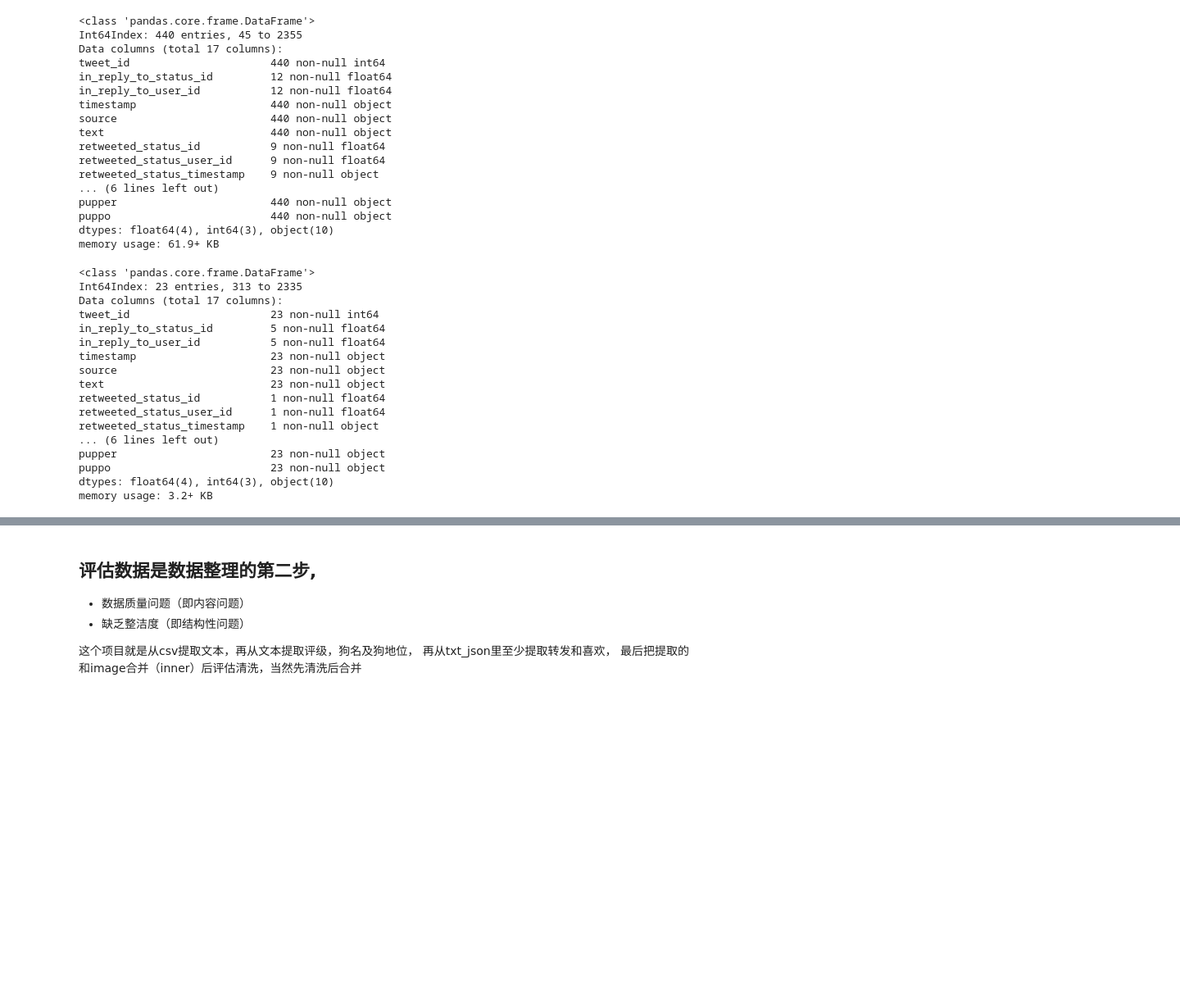
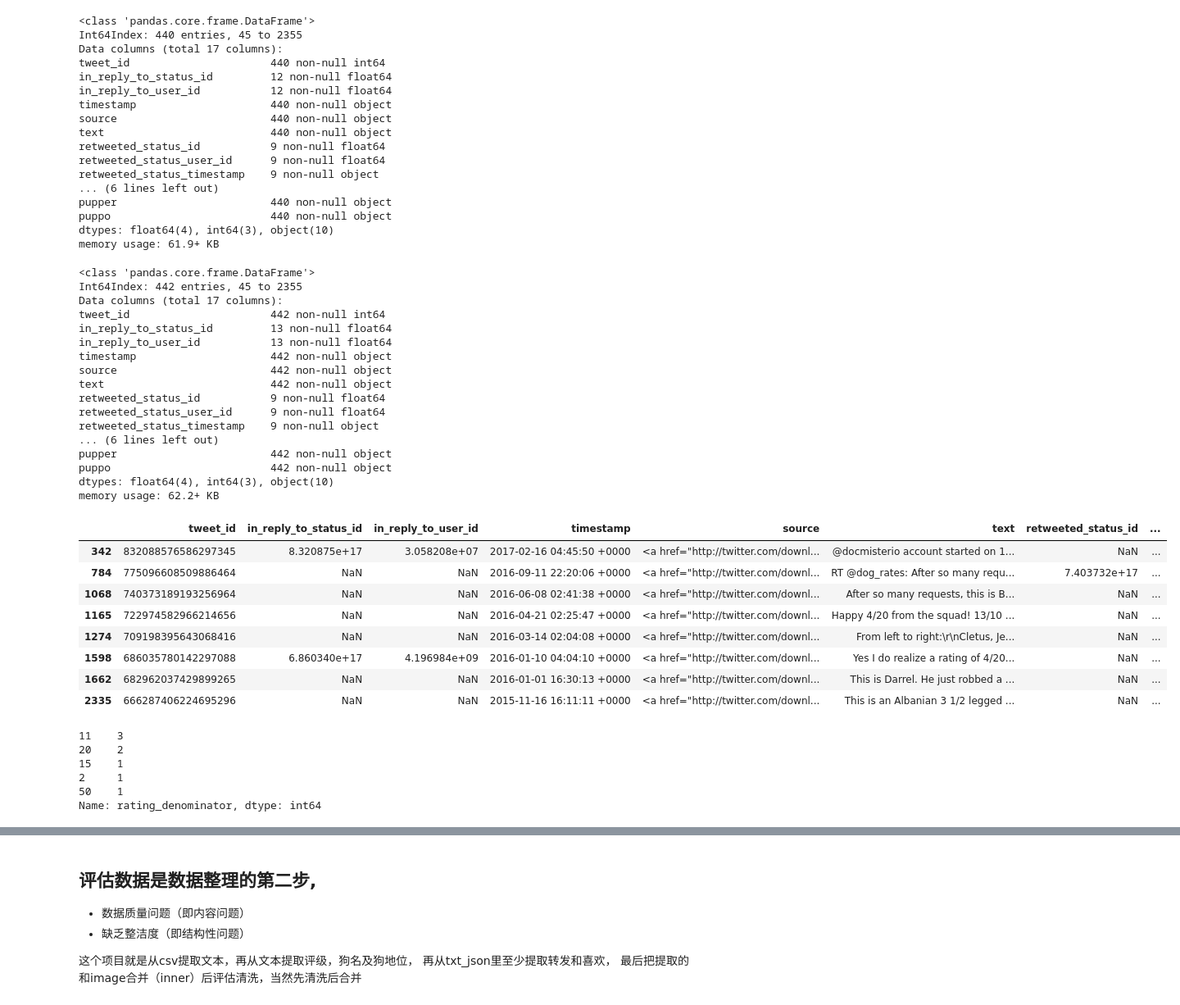
Before and after one commit to Langzzx/dand-advanced-2018, a Jupyter notebook: Data Wrangling and Cleaning/wrangle_act.ipynb, the cells around one changed output, grey strips where cells are left out. Shown at 82% size. Cells and saved outputs as stored; diff of their text form; code cells hidden in the pictures; blank space fills up the shorter version.

```diff
--- a/Data Wrangling and Cleaning/wrangle_act.ipynb
+++ b/Data Wrangling and Cleaning/wrangle_act.ipynb
@@ -192,23 +181,45 @@ puppo                         440 non-null object
 dtypes: float64(4), int64(3), object(10)
 memory usage: 61.9+ KB
 # %%
-df3 = df[df.rating_denominator != 10]
+df3 = df[df.rating_numerator < df.rating_denominator]
 df3.info()
 # %% [output]
 <class 'pandas.core.frame.DataFrame'>
-Int64Index: 23 entries, 313 to 2335
+Int64Index: 442 entries, 45 to 2355
 Data columns (total 17 columns):
-tweet_id                      23 non-null int64
-in_reply_to_status_id         5 non-null float64
-in_reply_to_user_id           5 non-null float64
-timestamp                     23 non-null object
-source                        23 non-null object
-text                          23 non-null object
-retweeted_status_id           1 non-null float64
-retweeted_status_user_id      1 non-null float64
-retweeted_status_timestamp    1 non-null object
+tweet_id                      442 non-null int64
+in_reply_to_status_id         13 non-null float64
+in_reply_to_user_id           13 non-null float64
+timestamp                     442 non-null object
+source                        442 non-null object
+text                          442 non-null object
+retweeted_status_id           9 non-null float64
+retweeted_status_user_id      9 non-null float64
+retweeted_status_timestamp    9 non-null object
 ... (6 lines left out)
-pupper                        23 non-null object
-puppo                         23 non-null object
+pupper                        442 non-null object
+puppo                         442 non-null object
 dtypes: float64(4), int64(3), object(10)
-memory usage: 3.2+ KB
+memory usage: 62.2+ KB
+# %%
+df4 = df3[df3.rating_denominator != 10]
+df4
+# %% [output]
+|  | tweet_id | in_reply_to_status_id | in_reply_to_user_id | timestamp | source | text | retweeted_status_id | ... |
+| 342 | 832088576586297345 | 8.320875e+17 | 3.058208e+07 | 2017-02-16 04:45:50 +0000 | <a href="http://twitter.com/downl... | @docmisterio account started on 1... | NaN | ... |
+| 784 | 775096608509886464 | NaN | NaN | 2016-09-11 22:20:06 +0000 | <a href="http://twitter.com/downl... | RT @dog_rates: After so many requ... | 7.403732e+17 | ... |
+| 1068 | 740373189193256964 | NaN | NaN | 2016-06-08 02:41:38 +0000 | <a href="http://twitter.com/downl... | After so many requests, this is B... | NaN | ... |
+| 1165 | 722974582966214656 | NaN | NaN | 2016-04-21 02:25:47 +0000 | <a href="http://twitter.com/downl... | Happy 4/20 from the squad! 13/10 ... | NaN | ... |
+| 1274 | 709198395643068416 | NaN | NaN | 2016-03-14 02:04:08 +0000 | <a href="http://twitter.com/downl... | From left to right:\r\nCletus, Je... | NaN | ... |
+| 1598 | 686035780142297088 | 6.860340e+17 | 4.196984e+09 | 2016-01-10 04:04:10 +0000 | <a href="http://twitter.com/downl... | Yes I do realize a rating of 4/20... | NaN | ... |
+| 1662 | 682962037429899265 | NaN | NaN | 2016-01-01 16:30:13 +0000 | <a href="http://twitter.com/downl... | This is Darrel. He just robbed a ... | NaN | ... |
+| 2335 | 666287406224695296 | NaN | NaN | 2015-11-16 16:11:11 +0000 | <a href="http://twitter.com/downl... | This is an Albanian 3 1/2 legged ... | NaN | ... |
+# %%
+df4.rating_denominator.value_counts()
+# %% [output]
+11    3
+20    2
+15    1
+2     1
+50    1
+Name: rating_denominator, dtype: int64
```
Also changed, not shown: parts of 13 cells of this notebook.
